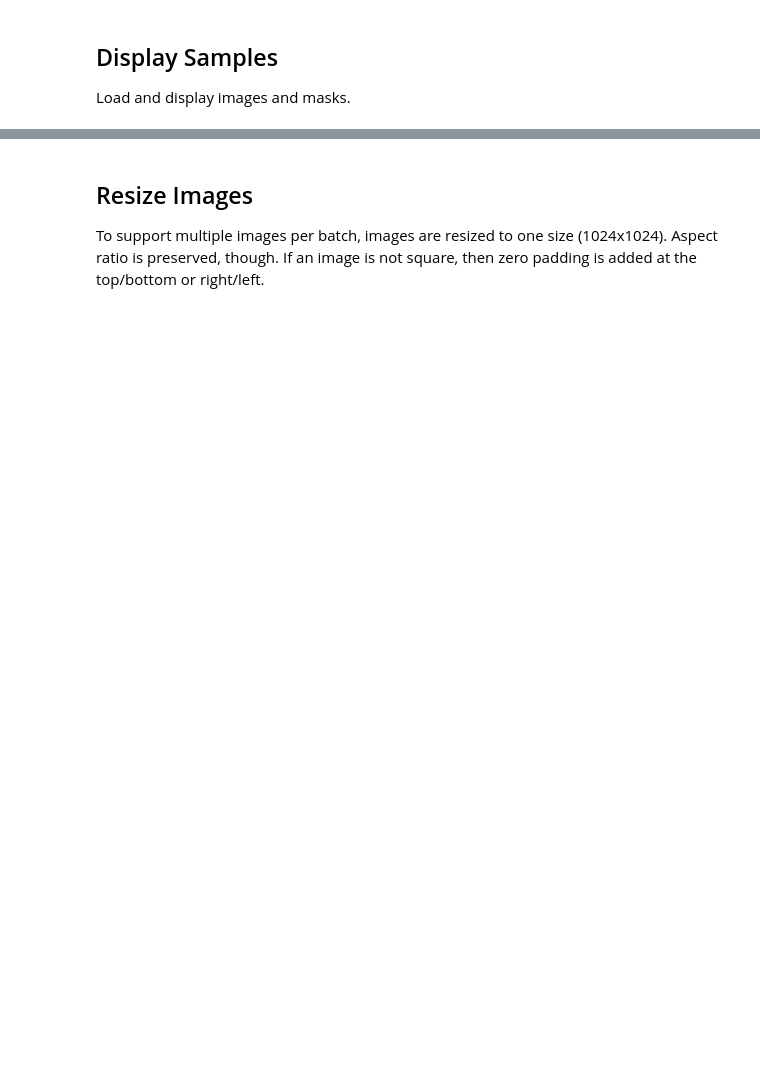
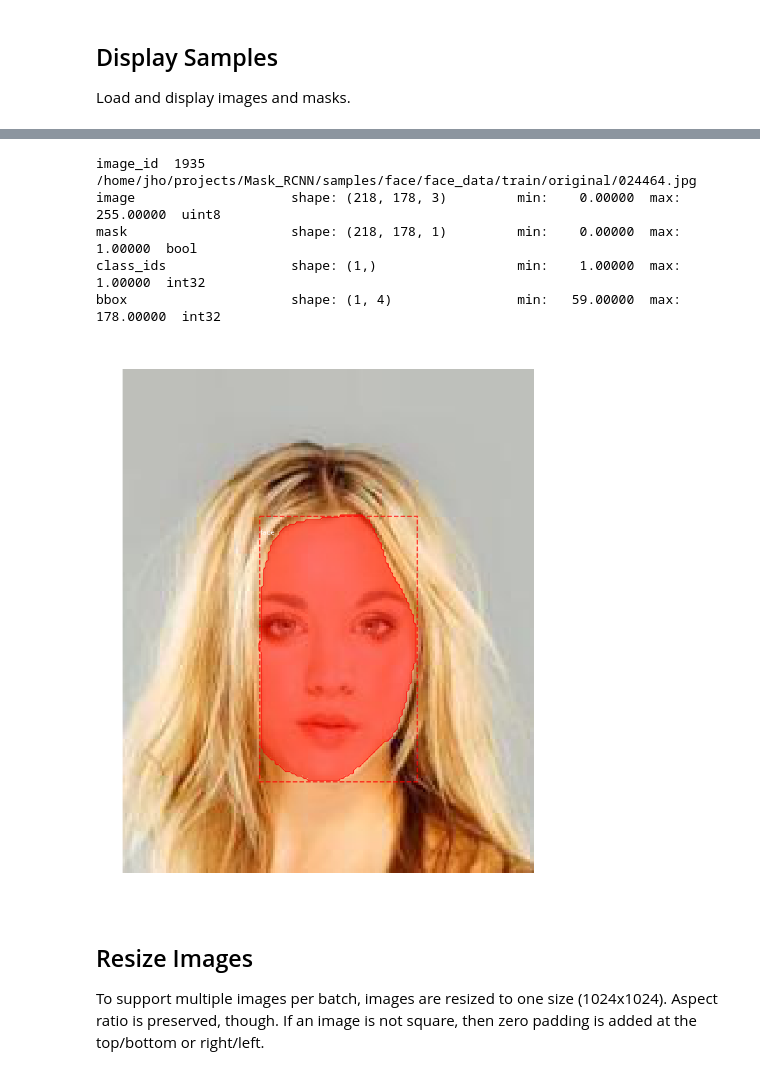
Before and after one commit to JhoLee/Mask_RCNN, a Jupyter notebook: samples/face/inspect_face_data.ipynb, the cells around one changed output, grey strips where cells are left out. Saved outputs shown, nothing was run; the diff lists cells and outputs as text; code cells hidden in the pictures; blank space fills up the shorter version.

Commit message:
Finish 'inspect_face_data.ipynb'

```diff
--- a/samples/face/inspect_face_data.ipynb
+++ b/samples/face/inspect_face_data.ipynb
@@ -49,7 +49,7 @@ FACE_DIR = os.path.join(ROOT_DIR, "samples/face/face_data")
 # Get the dataset 'CelebA'
 
 dataset = face.FaceDataset()
-dataset.load_face(FACE_DIR, "val")
+dataset.load_face(FACE_DIR, "train")
 
 # Must call before using the dataset
 dataset.prepare()
@@ -82,3 +88,26 @@ for image_id in image_ids:
+# %%
+# Load random image and mask.
+image_id = random.choice(dataset.image_ids)
+image = dataset.load_image(image_id)
+mask, class_ids = dataset.load_mask(image_id)
+# Compute Bounding box
+bbox = utils.extract_bboxes(mask)
+
+# Display image and additional stats
+print("image_id ", image_id, dataset.image_reference(image_id))
+log("image", image)
+log("mask", mask)
+log("class_ids", class_ids)
+log("bbox", bbox)
+# Display image and instances
+visualize.display_instances(image, bbox, mask, class_ids, dataset.class_names)
+# %% [output]
+image_id  1935 /home/jho/projects/Mask_RCNN/samples/face/face_data/train/original/024464.jpg
+image                    shape: (218, 178, 3)         min:    0.00000  max:  255.00000  uint8
+mask                     shape: (218, 178, 1)         min:    0.00000  max:    1.00000  bool
+class_ids                shape: (1,)                  min:    1.00000  max:    1.00000  int32
+bbox                     shape: (1, 4)                min:   59.00000  max:  178.00000  int32
+[figure, added]
 # %% [markdown]
 ## Resize Images
 
```
Also changed, not shown: parts of 25 cells of this notebook, 1 other file.
